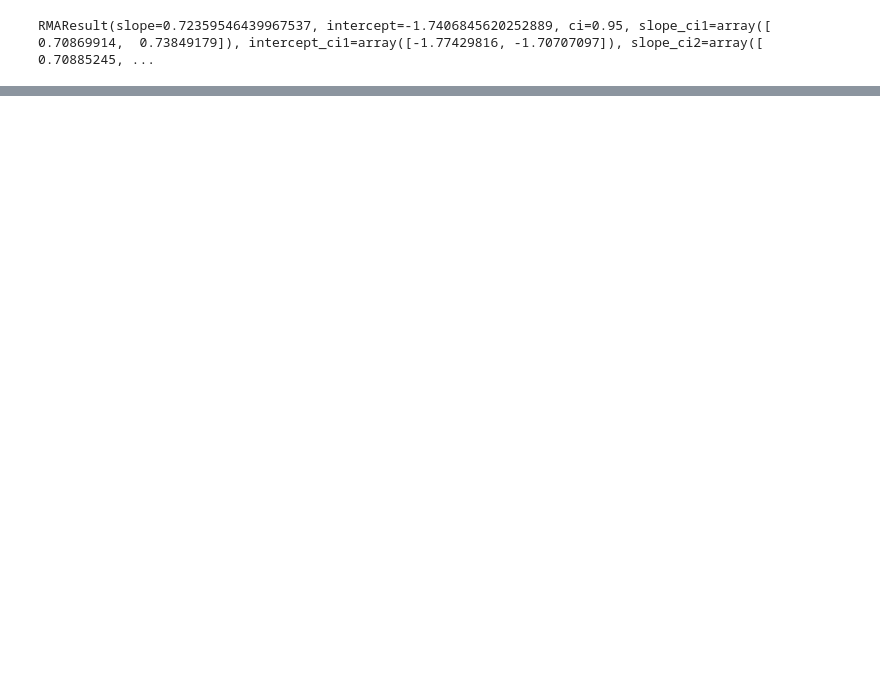
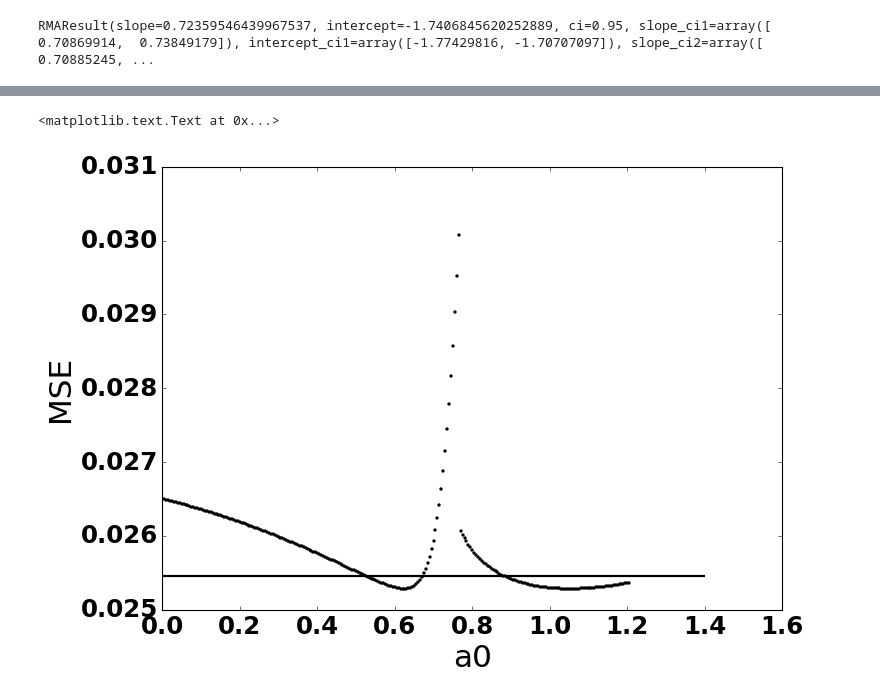
Before and after one commit to profsforrest/scaling-paper, a Jupyter notebook: analysis/PowerOrganisms.ipynb, the cells around one changed output, grey strips where cells are left out. Cells and saved outputs as stored; diff of their text form; code cells hidden in the pictures; blank space fills up the shorter version.

```diff
--- a/analysis/PowerOrganisms.ipynb
+++ b/analysis/PowerOrganisms.ipynb
@@ -167,9 +188,3 @@ def MFBE(c,M=data_noTnoO.Mass):
     a0 = (3.0/dr) - (5.0/4.0)
     a1 = (3.0/(2*dr)) + (1.0/12.0)
     return c0*(M**a0) + c1*(M**a1)
-# %%
-def sq_dist(c,f,X,Y):
-    fX = f(c,X)
-    if np.any(np.isinf(fX)) or np.any(np.isnan(fX)) or np.any(fX<=0):
-        return np.inf
-    return np.abs((np.log10(fX) - np.log10(Y))**2).sum()
@@ -307,0 +204,6 @@ cMFBE,cMFBE_abs,cMFBE_min
+# %%
+def sq_dist(c,f,X,Y,*args):
+    fX = f(c,X,*args)
+    if np.any(np.isinf(fX)) or np.any(np.isnan(fX)) or np.any(fX<=0):
+        return np.inf
+    return np.abs((np.log10(fX) - np.log10(Y))**2).sum()
@@ -307,0 +825,16 @@ cMFBE,cMFBE_abs,cMFBE_min
+# %%
+a0s = np.arange(0.0,1.201,0.001)
+fopts = []
+rets = []
+i = 0
+for a0 in a0s:
+    if i==0:
+        x0=[.1,.1,.5]
+    else:
+        x0= ret[0]
+    ret = opt.fmin(sq_dist,x0=x0,args=(MFBEv7,data_noTnoO.Mass,data_noTnoO.BMRkjh,a0),maxiter=100000,xtol=10**-12,ftol=10**-12,disp=False,full_output=True)
+    rets.append(ret)
+    fopts.append(ret[1])
+    if i % 20 == 0:
+        print(fopts[-1],a0,ret[0][2],ret[0][:2])
+    i+=1
@@ -307,0 +855,14 @@ cMFBE,cMFBE_abs,cMFBE_min
+# %%
+fopts = np.array(fopts)
+fopts_norm = (fopts-fopts.min())/(fopts.max()-fopts.min()) + .1
+MSE = fopts/len(data_noTnoO.Mass)
+#plt.scatter(a0s,[ret[0][2] for ret in rets],s=(5*fopts_norm)**2,c='k')
+#plt.ylabel('a1')
+#plt.ylim(0,1)
+plt.plot(a0s,MSE,'k.')
+plt.hlines(0.025455355905786726,*plt.xlim())
+plt.ylabel('MSE')
+plt.xlabel('a0')
+# %% [output]
+<matplotlib.text.Text at 0x...>
+[figure, added]
```
Also changed, not shown: parts of 139 cells of this notebook, 1 other file.
